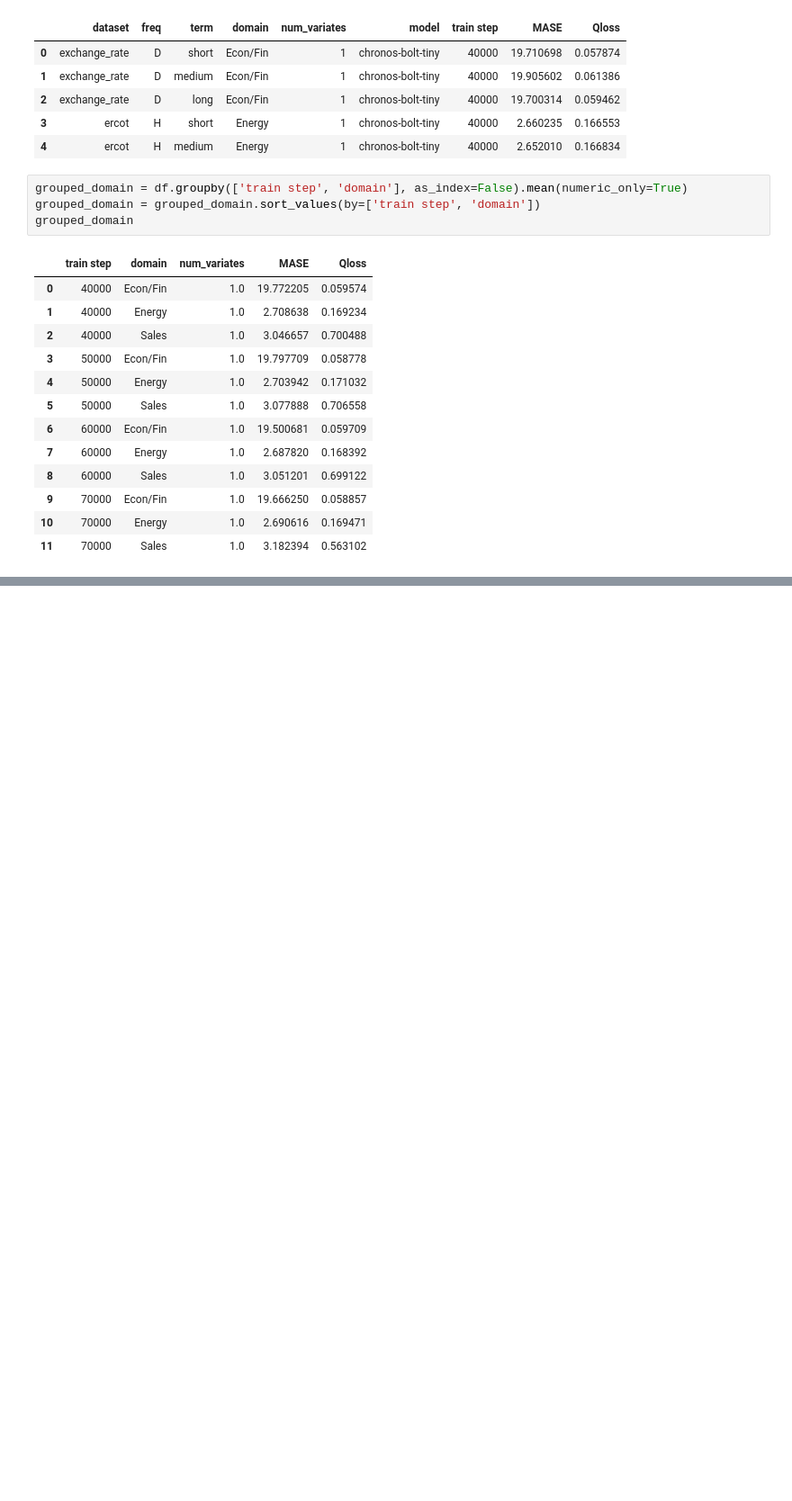
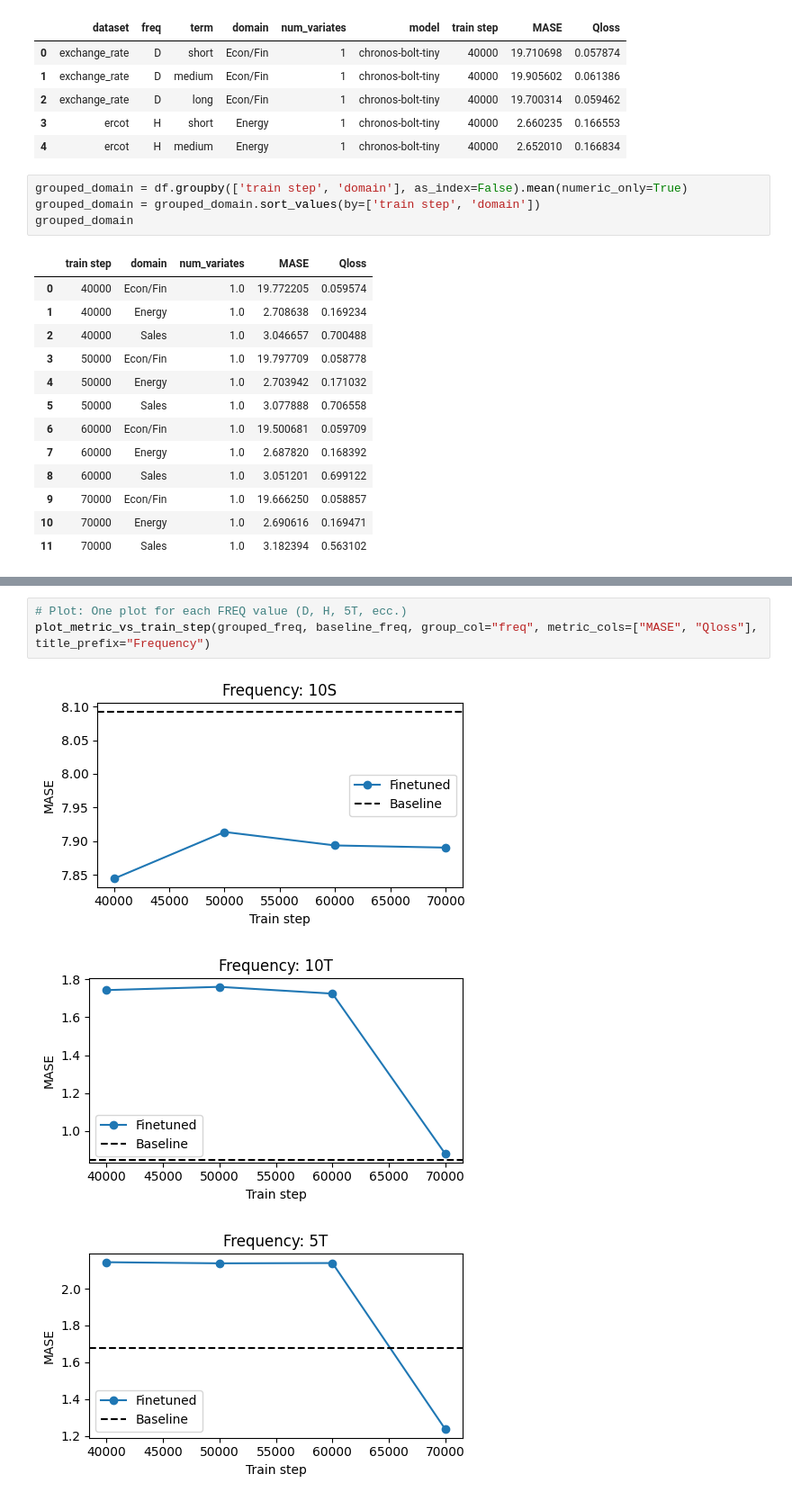
Before and after one commit to GiuliaGhisolfi/TimeSeriesForecastingFoundationModels, a Jupyter notebook: chronos_tiny_results.ipynb, the cells around one changed output, grey strips where cells are left out. Shown: that part at 90% size. Cells and saved outputs as stored; diff of their text form; blank space fills up the shorter version.

```diff
--- a/chronos_tiny_results.ipynb
+++ b/chronos_tiny_results.ipynb
@@ -206,0 +275,7 @@ grouped_term
+# %%
+# Plot: One plot for each FREQ value (D, H, 5T, ecc.)
+plot_metric_vs_train_step(grouped_freq, baseline_freq, group_col="freq", metric_cols=["MASE", "Qloss"], title_prefix="Frequency")
+# %% [output]
+[figure, added]
+[figure, added]
+[figure, added]
```
Also changed, not shown: parts of 11 cells of this notebook, 6 other files.
